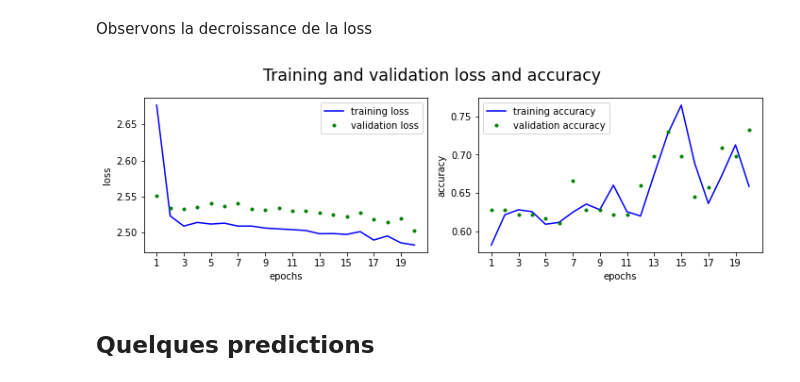
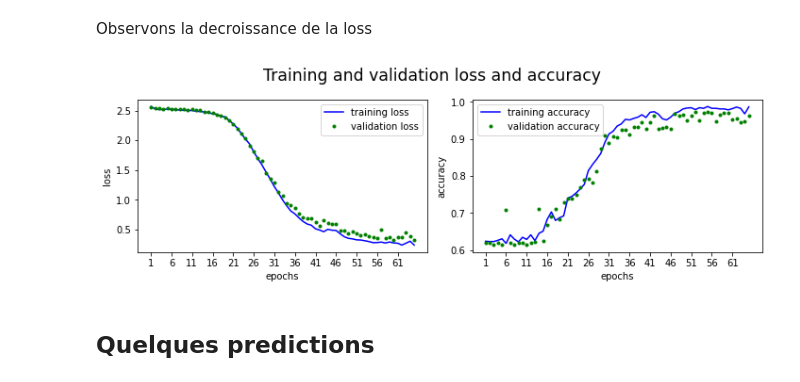
Before and after one commit to ddrous/projet-inverse-2d, a Jupyter notebook: src/notebook/classification.ipynb, the cells around one changed output. Saved outputs shown, nothing was run; the diff lists cells and outputs as text; code cells hidden in the pictures.

```diff
--- a/src/notebook/classification.ipynb
+++ b/src/notebook/classification.ipynb
@@ -422,3 +439,13 @@ y shapes = (303, 4) (86, 4) (44, 4)
+# %%
+# """ Chargement des donnnees """
+
+X_train = np.load("Samples/train.npy")
+X_val = np.load("Samples/val.npy")
+X_test = np.load("Samples/test.npy")
+
+y_train = np.load("Labels/train.npy")
+y_val = np.load("Labels/val.npy")
+y_test = np.load("Labels/test.npy")
 # %% [markdown]
 # APPRENTISSAGE
 # %% [markdown]
@@ -433,11 +460,11 @@ strides = (1, 1)
 model.add(layers.Conv2D(64, kernel_size, strides=strides, activation='relu', input_shape=(shape_X[0], shape_X[1], 4*4*3)))
 
 model.add(layers.Conv2D(16, kernel_size, strides=strides, activation='relu'))
-model.add(layers.MaxPooling2D())
+# model.add(layers.MaxPooling2D())
 model.add(layers.Conv2D(32, kernel_size, strides=strides, activation='relu'))
 
 model.add(layers.Conv2D(32, kernel_size, strides=strides, activation='relu'))
-model.add(layers.MaxPooling2D())
+# model.add(layers.MaxPooling2D())
 model.add(layers.Conv2D(64, kernel_size, strides=strides, activation='relu'))
 
 model.add(layers.Conv2D(64, kernel_size, strides=strides, activation='relu'))
@@ -478,7 +505,7 @@ def multilabel_crossentropy(y_true, y_pred):
                         + K.cast((1 - y_true), dtype='float32')*K.log(1 - y_pred), axis=-1)
   return loss
 # %%
-model.compile(optimizer=keras.optimizers.Adam(3e-4),
+model.compile(optimizer=keras.optimizers.Adam(1e-5),
               # loss=keras.losses.binary_crossentropy,
               # loss=keras.losses.BinaryCrossentropy(reduction='sum_over_batch_size'),
               # loss=keras.losses.BinaryCrossentropy(reduction='none'),
@@ -497,8 +524,8 @@ model.compile(optimizer=keras.optimizers.Adam(3e-4),
 # %%
 history = model.fit(X_train,
                     y_train,
-                    epochs=20,
-                    batch_size=len(X_train)//3+1,
-                    # callbacks=[callback],
+                    epochs=100,
+                    batch_size=32,
+                    callbacks=[keras.callbacks.EarlyStopping(patience=10, monitor="binary_accuracy", mode="max", restore_best_weights=True)],
                     validation_data=(X_val, y_val))
 # %% [output]
@@ -530,32 +557,32 @@ Observons la decroissance de la loss
 history_dict = history.history
 # print(history_dict.keys(), '\n')
 
 loss = history.history['loss']
 val_loss = history.history['val_loss']
 acc = history_dict['binary_accuracy']
 val_acc = history_dict['val_binary_accuracy']
 
 epochs = range(1, len(loss)+1)
-ticks = range(1, len(loss)+1, 2)
+ticks = range(1, len(loss)+1, 5)
 
 fig,(ax0,ax1)=plt.subplots(1,2,figsize=(10, 3))
 
 ax0.plot(epochs, loss, 'b', label='training loss')
 ax0.plot(epochs, val_loss, 'g.', label='validation loss')
 # ax0.set_ylim(0, 0.3)
 ax0.set_xticks(ticks)
 ax0.set_xlabel('epochs')
 ax0.set_ylabel('loss')
 ax0.legend();
 
 ax1.plot(epochs, acc, 'b', label='training accuracy')
 ax1.plot(epochs, val_acc, 'g.', label='validation accuracy')
 ax1.set_xticks(ticks)
 ax1.set_xlabel('epochs')
 ax1.set_ylabel('accuracy')
 ax1.legend();
 
 plt.suptitle("Training and validation loss and accuracy", y=1.1, fontsize='xx-large')
 plt.tight_layout()
 # %% [output]
-[figure, old version]
+[figure, new version]
```
Also changed, not shown: parts of 24 cells of this notebook, 50 other files.
